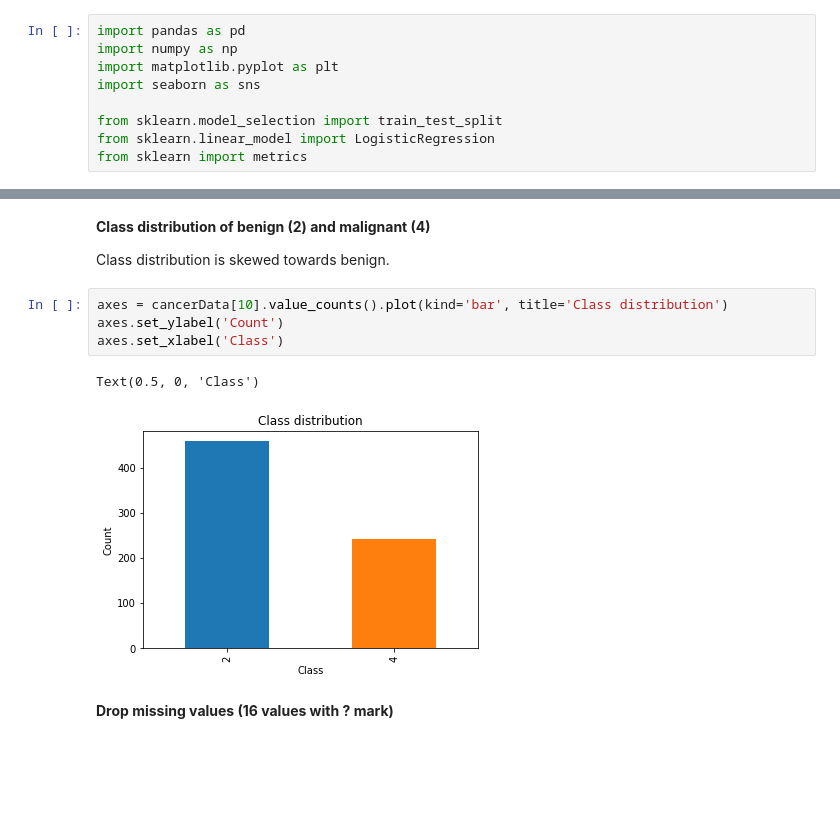
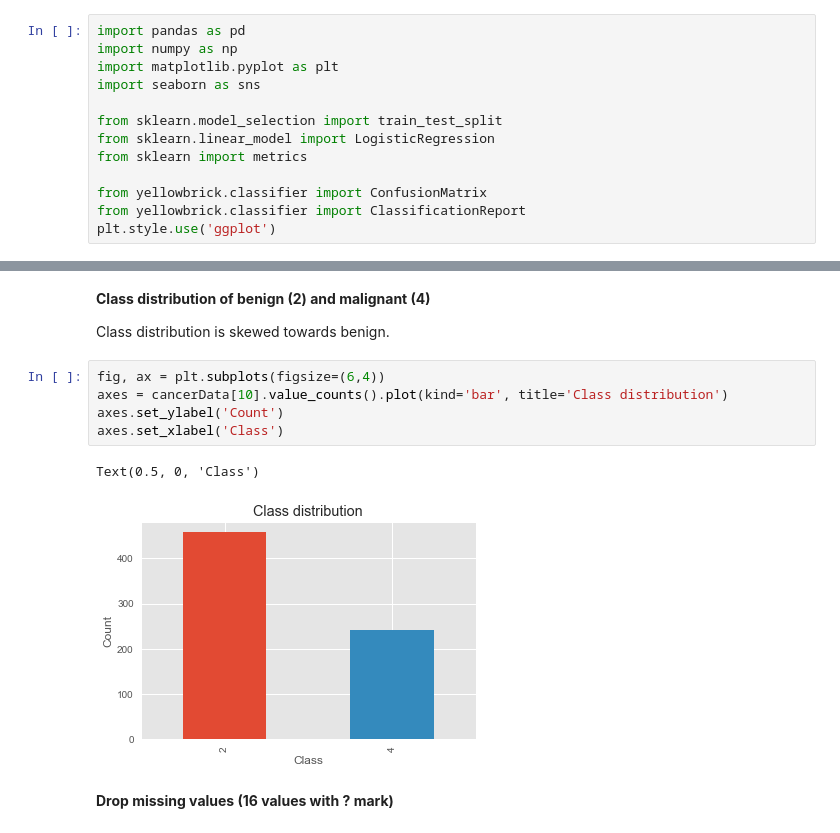
Before and after one commit to PraAnj/classification_breast_cancer, a Jupyter notebook: src/logistic_regression.ipynb, the cells around one changed output, grey strips where cells are left out. Drawn from its saved outputs; the diff is of its cells as text; blank space fills up the shorter version.

Commit message:
Yellowbrick confusion matrix, classification report added all models
Signed-off-by: Prageeth Anjula <prageethanjula@gmail.com>

```diff
--- a/src/logistic_regression.ipynb
+++ b/src/logistic_regression.ipynb
@@ -9,6 +9,10 @@ import seaborn as sns
 from sklearn.model_selection import train_test_split
 from sklearn.linear_model import LogisticRegression
 from sklearn import metrics
+
+from yellowbrick.classifier import ConfusionMatrix
+from yellowbrick.classifier import ClassificationReport
+plt.style.use('ggplot')
 # %% [markdown]
 **Loading data file**
 # %%
@@ -34,12 +38,13 @@ cancerData.shape
 
 Class distribution is skewed towards benign.
 # %%
+fig, ax = plt.subplots(figsize=(6,4))
 axes = cancerData[10].value_counts().plot(kind='bar', title='Class distribution')
 axes.set_ylabel('Count')
 axes.set_xlabel('Class')
 # %% [output]
 Text(0.5, 0, 'Class')
-[figure, old version]
+[figure, new version]
 # %% [markdown]
 **Drop missing values (16 values with ? mark)**
 # %%
```
Also changed, not shown: parts of 6 cells of this notebook, 5 other files.
